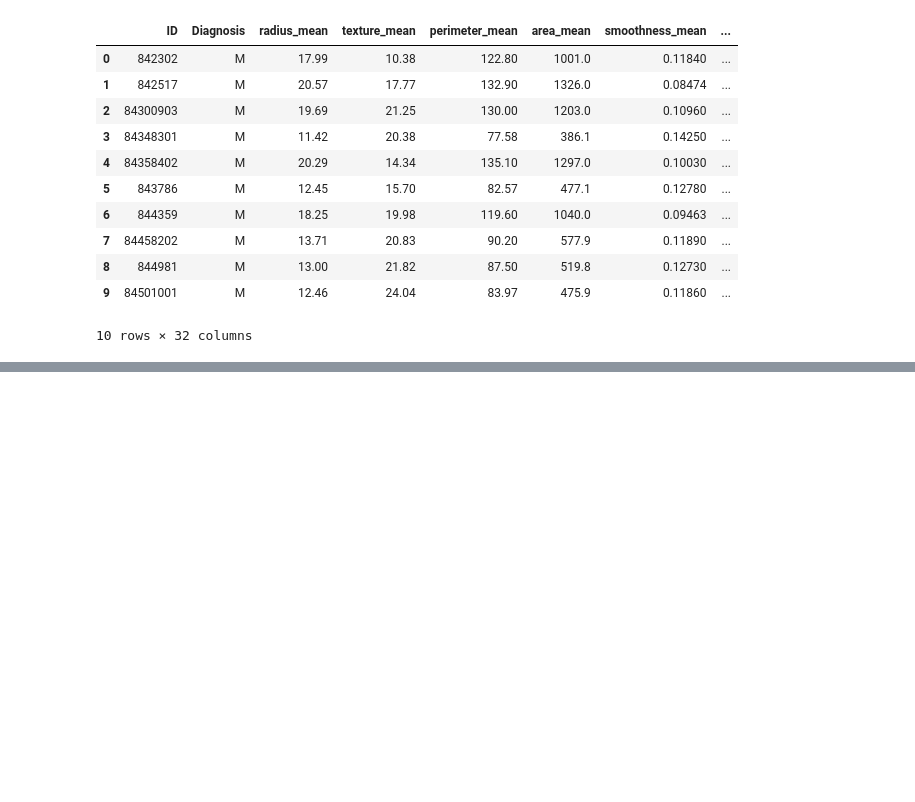
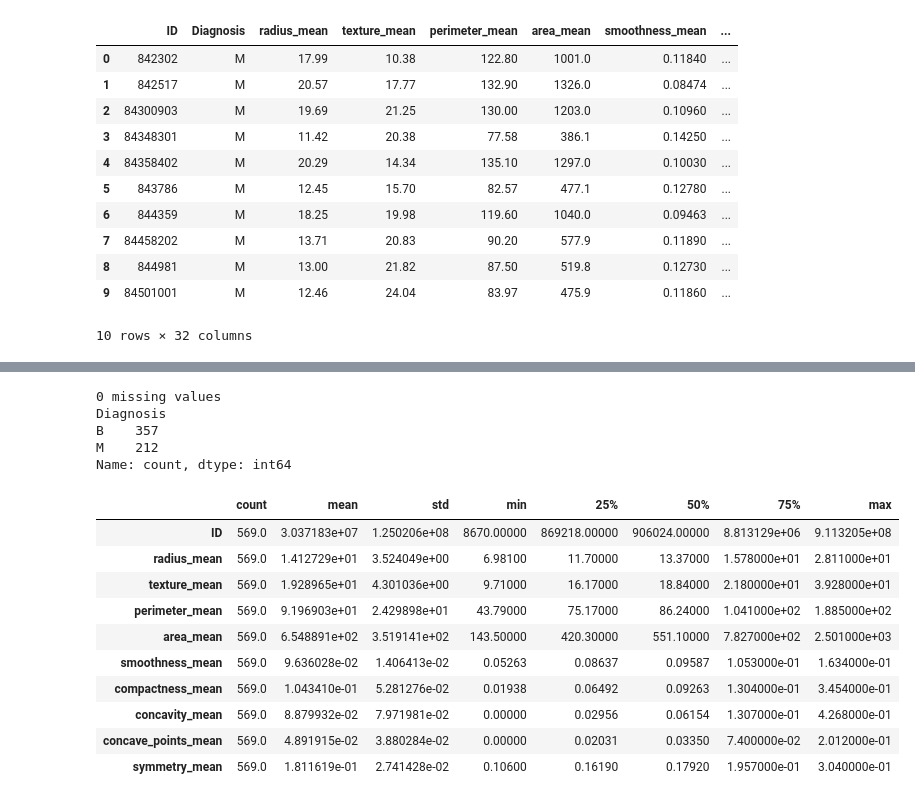
Before and after one commit to tejasviadiga/ml_classification_models, a Jupyter notebook: ml_assignment_2.ipynb, the cells around one changed output, grey strips where cells are left out. Drawn from its saved outputs; the diff is of its cells as text; code cells hidden in the pictures; blank space fills up the shorter version.

```diff
--- a/ml_assignment_2.ipynb
+++ b/ml_assignment_2.ipynb
@@ -74,0 +105,32 @@ data.head(10)
+# %%
+
+"""
+1. Seperating featuers (X) and target Y.
+The ID field doesn't hold any value in the prediction. Hence dropping it.
+2. There are no missing values in the dataset.
+3. All are continuous values. So no encoding needed
+4. Only the target is having M and B instead of 1 and 0. That is converted"""
+
+#Verifying that there is no null data.
+print(data.isnull().sum().sum(), "missing values")
+
+print(data["Diagnosis"].value_counts())
+
+data.describe().T.head(10)
+# %% [output]
+0 missing values
+Diagnosis
+B    357
+M    212
+Name: count, dtype: int64
+|  | count | mean | std | min | 25% | 50% | 75% | max |
+| ID | 569.0 | 3.037183e+07 | 1.250206e+08 | 8670.00000 | 869218.00000 | 906024.00000 | 8.813129e+06 | 9.113205e+08 |
+| radius_mean | 569.0 | 1.412729e+01 | 3.524049e+00 | 6.98100 | 11.70000 | 13.37000 | 1.578000e+01 | 2.811000e+01 |
+| texture_mean | 569.0 | 1.928965e+01 | 4.301036e+00 | 9.71000 | 16.17000 | 18.84000 | 2.180000e+01 | 3.928000e+01 |
+| perimeter_mean | 569.0 | 9.196903e+01 | 2.429898e+01 | 43.79000 | 75.17000 | 86.24000 | 1.041000e+02 | 1.885000e+02 |
+| area_mean | 569.0 | 6.548891e+02 | 3.519141e+02 | 143.50000 | 420.30000 | 551.10000 | 7.827000e+02 | 2.501000e+03 |
+| smoothness_mean | 569.0 | 9.636028e-02 | 1.406413e-02 | 0.05263 | 0.08637 | 0.09587 | 1.053000e-01 | 1.634000e-01 |
+| compactness_mean | 569.0 | 1.043410e-01 | 5.281276e-02 | 0.01938 | 0.06492 | 0.09263 | 1.304000e-01 | 3.454000e-01 |
+| concavity_mean | 569.0 | 8.879932e-02 | 7.971981e-02 | 0.00000 | 0.02956 | 0.06154 | 1.307000e-01 | 4.268000e-01 |
+| concave_points_mean | 569.0 | 4.891915e-02 | 3.880284e-02 | 0.00000 | 0.02031 | 0.03350 | 7.400000e-02 | 2.012000e-01 |
+| symmetry_mean | 569.0 | 1.811619e-01 | 2.741428e-02 | 0.10600 | 0.16190 | 0.17920 | 1.957000e-01 | 3.040000e-01 |
```
Also changed, not shown: parts of 9 cells of this notebook, 1 other file.
